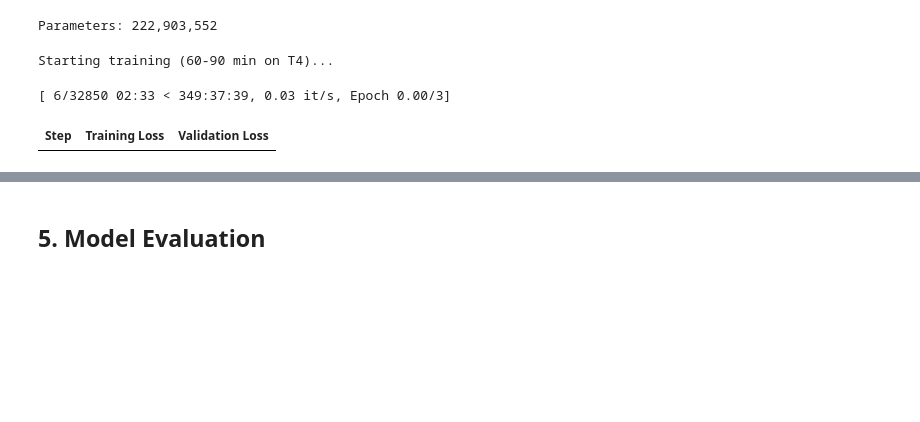
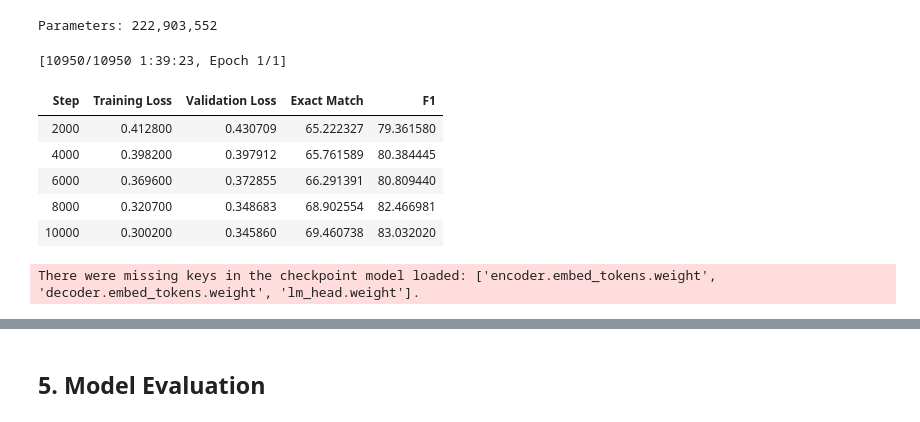
Before and after one commit to lakka18/finetuning-t5-question-answering-, a Jupyter notebook: notebook/task2_squad.ipynb, the cells around one changed output, grey strips where cells are left out. Saved outputs shown, nothing was run; the diff lists cells and outputs as text; code cells hidden in the pictures; blank space fills up the shorter version.

```diff
--- a/notebook/task2_squad.ipynb
+++ b/notebook/task2_squad.ipynb
@@ -290,10 +326,16 @@ trainer = Seq2SeqTrainer(
     compute_metrics=compute_metrics,
 )
 # %%
-print("\nStarting training (60-90 min on T4)...")
+
+torch.cuda.empty_cache()
 train_result = trainer.train()
 print(f"Training loss: {train_result.training_loss:.4f}")
 # %% [output]
-Starting training (60-90 min on T4)...
+[10950/10950 1:39:23, Epoch 1/1]
+| Step | Training Loss | Validation Loss | Exact Match | F1 |
+| 2000 | 0.412800 | 0.430709 | 65.222327 | 79.361580 |
+| 4000 | 0.398200 | 0.397912 | 65.761589 | 80.384445 |
+| 6000 | 0.369600 | 0.372855 | 66.291391 | 80.809440 |
+| 8000 | 0.320700 | 0.348683 | 68.902554 | 82.466981 |
+| 10000 | 0.300200 | 0.345860 | 69.460738 | 83.032020 |
-[ 6/32850 02:33 < 349:37:39, 0.03 it/s, Epoch 0.00/3]
+There were missing keys in the checkpoint model loaded: ['encoder.embed_tokens.weight', 'decoder.embed_tokens.weight', 'lm_head.weight'].
-| Step | Training Loss | Validation Loss |
```
Also changed, not shown: parts of 16 cells of this notebook, 2 other files.
